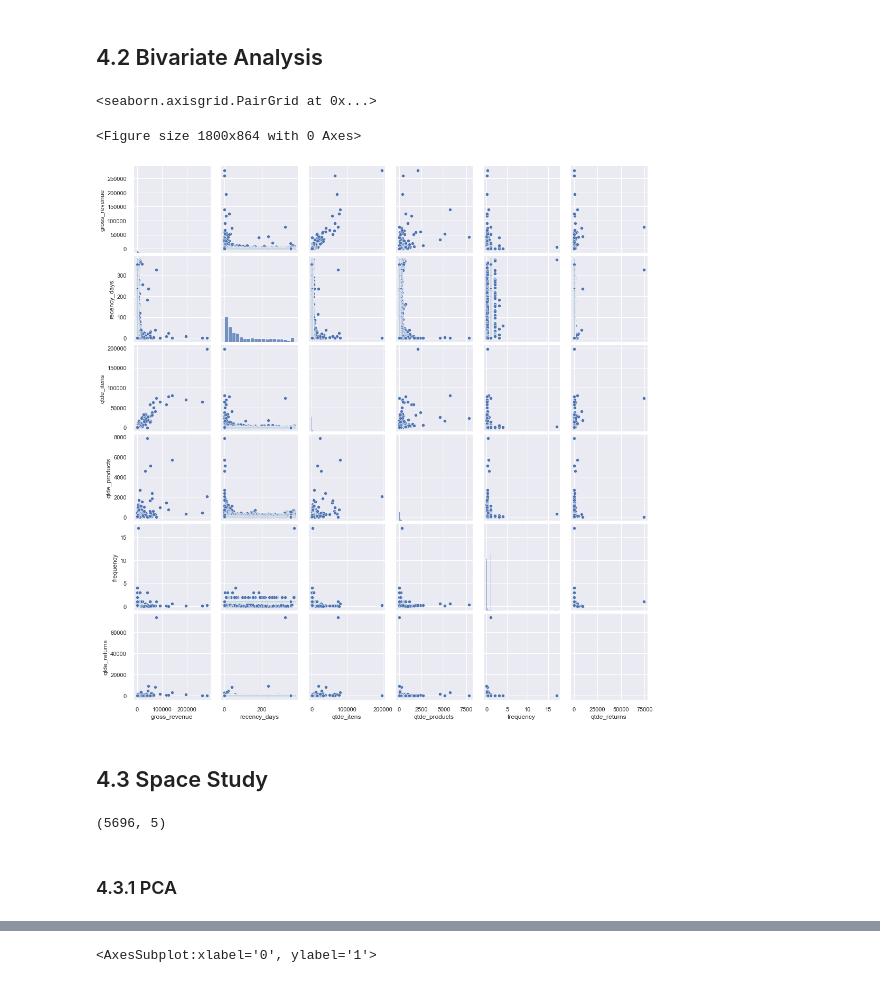
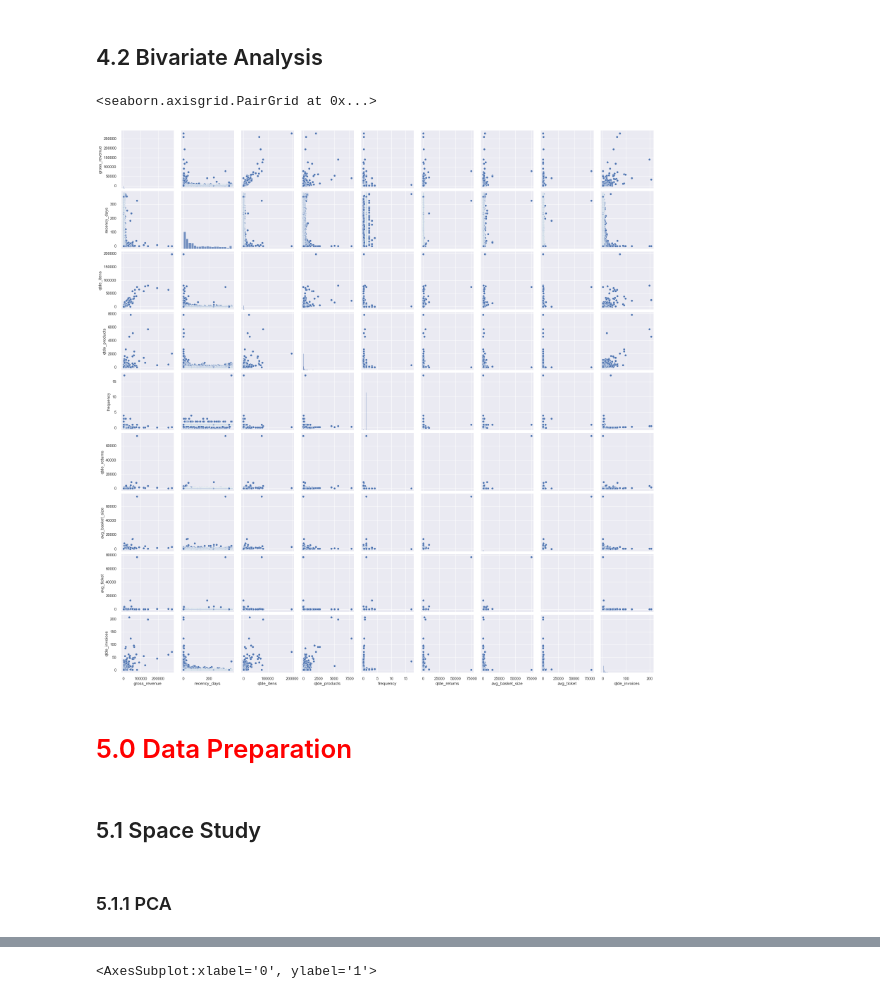
Before and after one commit to adrielepinto/clustering, a Jupyter notebook: notebooks/c0.9-pa005-clustering-model-mindmap.ipynb, the cells around one changed output, grey strips where cells are left out. Saved outputs shown, nothing was run; the diff lists cells and outputs as text; code cells hidden in the pictures.

```diff
--- a/notebooks/c0.9-pa005-clustering-model-mindmap.ipynb
+++ b/notebooks/c0.9-pa005-clustering-model-mindmap.ipynb
@@ -432,6 +485,6 @@ dtype: int64
 # %%
-df_freq = (df2_purchases.loc[:, ['customer_id', 'quantity']].groupby( 'customer_id').sum
-           ().reset_index().rename( columns={ 'quantity': 'qtde_itens'} ) )
+df_freq = (df2_purchases.loc[:, ['customer_id', 'quantity']].groupby( 'customer_id').sum()
+           .reset_index().rename( columns={ 'quantity': 'qtde_itens'} ) )
 
 df_ref = pd.merge( df_ref, df_freq, on='customer_id', how='left')
 df_ref.isna().sum()
@@ -505,0 +569,12 @@ dtype: int64
+# %%
+df_aux = ( df2_purchases.loc[:, [ 'customer_id', 'invoice_no', 'quantity']].groupby( 'customer_id' )
+                                                                            .agg( n_purchase = ( 'invoice_no', 'nunique'),
+                                                                                  n_products = ( 'quantity', 'sum') )
+                                                                            .reset_index() )
+
+# Calculation
+df_aux['avg_basket_size'] = df_aux['n_products'] / df_aux['n_purchase']
+
+# Merge
+df_ref = pd.merge( df_ref, df_aux[['customer_id','avg_basket_size']], how='left', on='customer_id' )
+df_ref.isna().sum()
@@ -505,0 +594,5 @@ dtype: int64
+# %%
+df_avg_ticket = df2_purchases.loc[:, ['customer_id', 'gross_revenue']].drop_duplicates().groupby( 'customer_id').mean().reset_index().rename( columns={ 'gross_revenue': 'avg_ticket'} )
+
+df_ref = pd.merge( df_ref, df_avg_ticket, on='customer_id', how='left')
+df_ref.isna().sum()
@@ -505,0 +614,6 @@ dtype: int64
+# %%
+
+
+df_freq = (df2_purchases.loc[:, ['customer_id', 'invoice_no']].drop_duplicates().groupby( 'customer_id' ).count().reset_index().rename( columns={ 'invoice_no': 'qtde_invoices'}) )
+df_ref = pd.merge( df_ref, df_freq, on='customer_id', how='left')
+df_ref.isna().sum()
@@ -523,13 +662,12 @@ profile.to_file( 'output.html' )
 cols = ['customer_id']
 df42 = df4.drop( cols, axis=1 )
 # %%
-plt.figure( figsize=(25, 12) )
+#plt.figure( figsize=(15, 8) )
 sns.pairplot( df42 )
 # %% [output]
 <seaborn.axisgrid.PairGrid at 0x...>
-<Figure size 1800x864 with 0 Axes>
-[figure, old version]
+[figure, new version]
-# %% [markdown]
-## 4.3 Space Study
+# %% [markdown]
+# <font color= 'red'> 5.0 Data Preparation
 # %%
 # Select Dataset
@@ -564,10 +705,8 @@ pickle.dump( mm, fs.open('s3://cluster-insiders-dataset/qtde_returns_scaler.pkl'
 
 
 x = df43.copy()
-# %%
-x.shape
-# %% [output]
-(5696, 5)
+# %% [markdown]
+## 5.1 Space Study
 # %% [markdown]
-### 4.3.1 PCA
+### 5.1.1 PCA
 # %%
```
Also changed, not shown: parts of 115 cells of this notebook.
